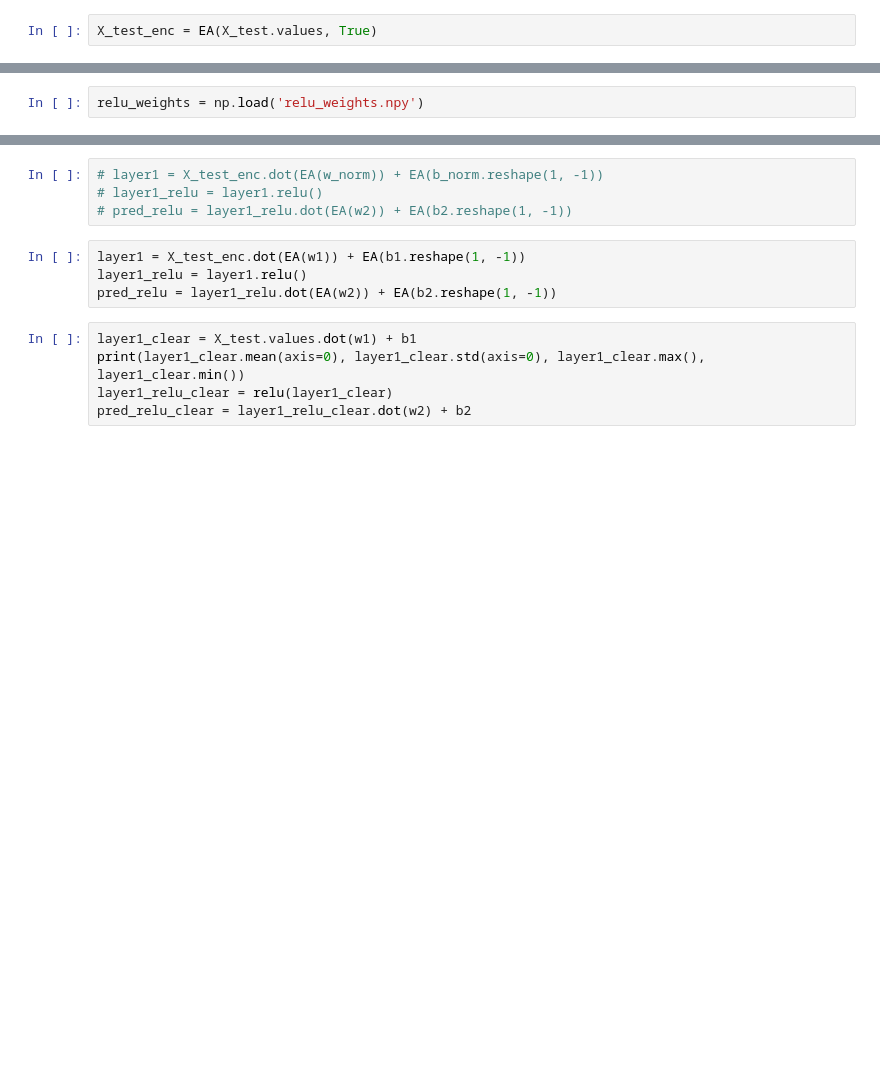
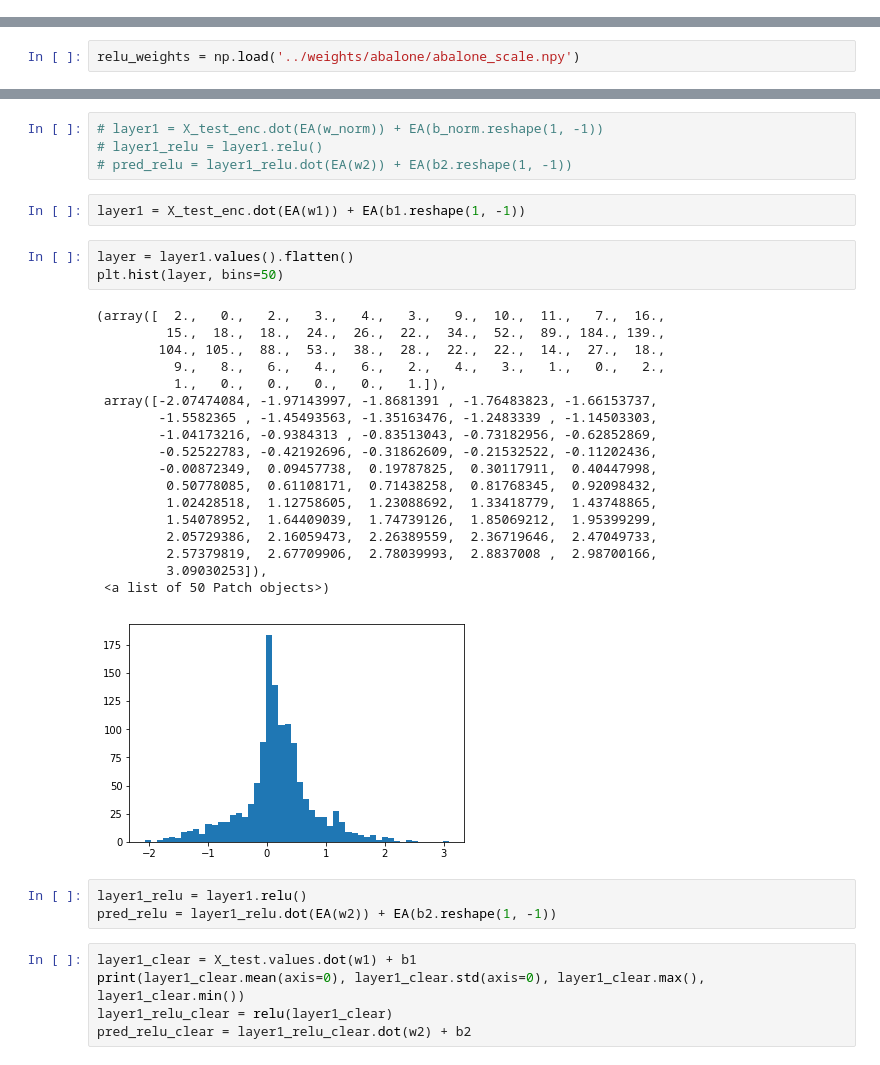
Before and after one commit to SimonMcDonnell/Dissertation, a Jupyter notebook: Abalone/encrypted_abalone.ipynb, the cells around one changed output, grey strips where cells are left out. Saved outputs shown, nothing was run; the diff lists cells and outputs as text; blank space fills up the shorter version.

```diff
--- a/Abalone/encrypted_abalone.ipynb
+++ b/Abalone/encrypted_abalone.ipynb
@@ -73,2 +62,0 @@ b_norm = normalize_bias(b1, mean, std**2, 0, 1)
-# %%
-X_test_enc = EA(X_test.values, True)
@@ -149,7 +66,7 @@ plot_predictions(pred_sig_clear.flatten(), y_test, save_as='clear_sig_bn_full.pn
 def relu(z):
     return np.maximum(z, 0)
 # %%
-relu_weights = np.load('relu_weights.npy')
+relu_weights = np.load('../weights/abalone/abalone_scale.npy')
 # %%
 #w1, b1, gamma, beta, mean, var, w2, b2 = relu_weights
 # %%
@@ -161,8 +78,31 @@ w1, b1, w2, b2 = relu_weights
 # layer1 = X_test_enc.dot(EA(w_norm)) + EA(b_norm.reshape(1, -1))
 # layer1_relu = layer1.relu()
 # pred_relu = layer1_relu.dot(EA(w2)) + EA(b2.reshape(1, -1))
+# %%
+layer1 = X_test_enc.dot(EA(w1)) + EA(b1.reshape(1, -1))
+# %%
+layer = layer1.values().flatten()
+plt.hist(layer, bins=50)
+# %% [output]
+(array([  2.,   0.,   2.,   3.,   4.,   3.,   9.,  10.,  11.,   7.,  16.,
+         15.,  18.,  18.,  24.,  26.,  22.,  34.,  52.,  89., 184., 139.,
+        104., 105.,  88.,  53.,  38.,  28.,  22.,  22.,  14.,  27.,  18.,
+          9.,   8.,   6.,   4.,   6.,   2.,   4.,   3.,   1.,   0.,   2.,
+          1.,   0.,   0.,   0.,   0.,   1.]),
+ array([-2.07474084, -1.97143997, -1.8681391 , -1.76483823, -1.66153737,
+        -1.5582365 , -1.45493563, -1.35163476, -1.2483339 , -1.14503303,
+        -1.04173216, -0.9384313 , -0.83513043, -0.73182956, -0.62852869,
+        -0.52522783, -0.42192696, -0.31862609, -0.21532522, -0.11202436,
+        -0.00872349,  0.09457738,  0.19787825,  0.30117911,  0.40447998,
+         0.50778085,  0.61108171,  0.71438258,  0.81768345,  0.92098432,
+         1.02428518,  1.12758605,  1.23088692,  1.33418779,  1.43748865,
+         1.54078952,  1.64409039,  1.74739126,  1.85069212,  1.95399299,
+         2.05729386,  2.16059473,  2.26389559,  2.36719646,  2.47049733,
+         2.57379819,  2.67709906,  2.78039993,  2.8837008 ,  2.98700166,
+         3.09030253]),
+ <a list of 50 Patch objects>)
+[figure, added]
 # %%
-layer1 = X_test_enc.dot(EA(w1)) + EA(b1.reshape(1, -1))
 layer1_relu = layer1.relu()
 pred_relu = layer1_relu.dot(EA(w2)) + EA(b2.reshape(1, -1))
 # %%
```
Also changed, not shown: parts of 24 cells of this notebook, 28 other files.
